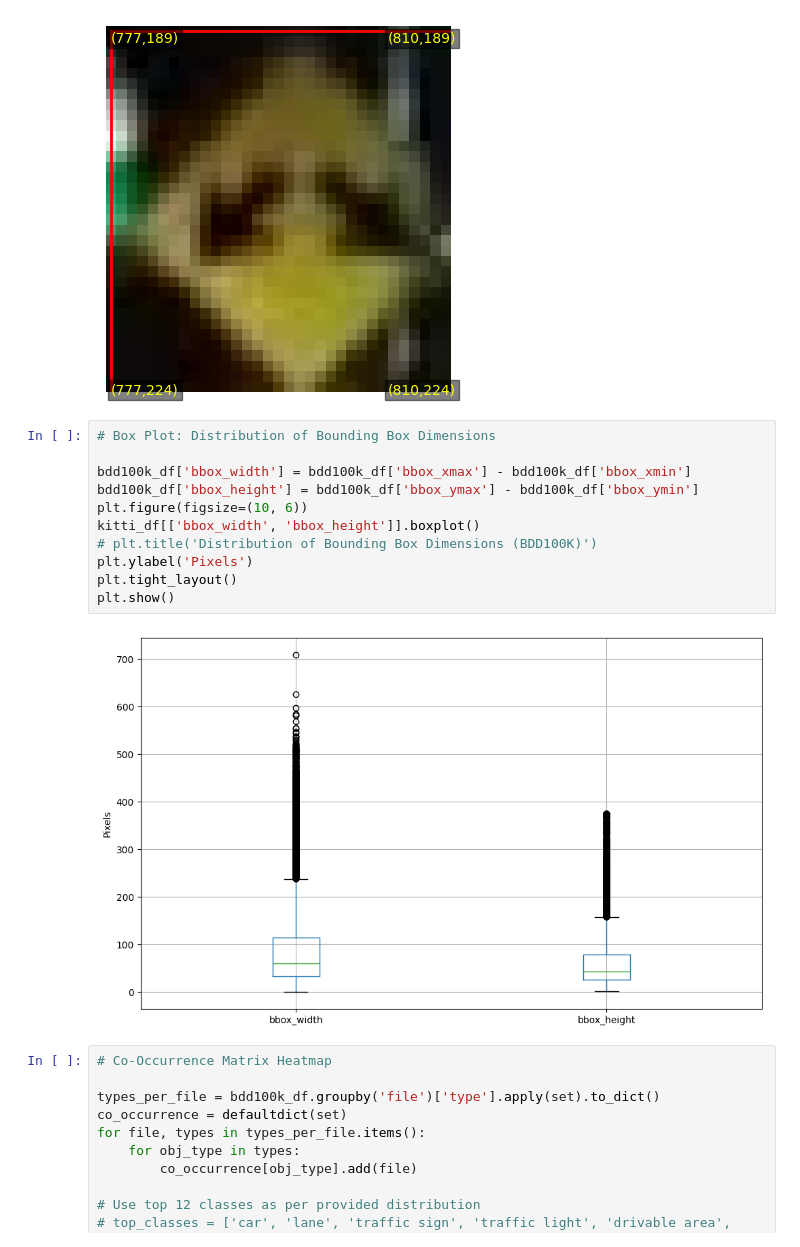
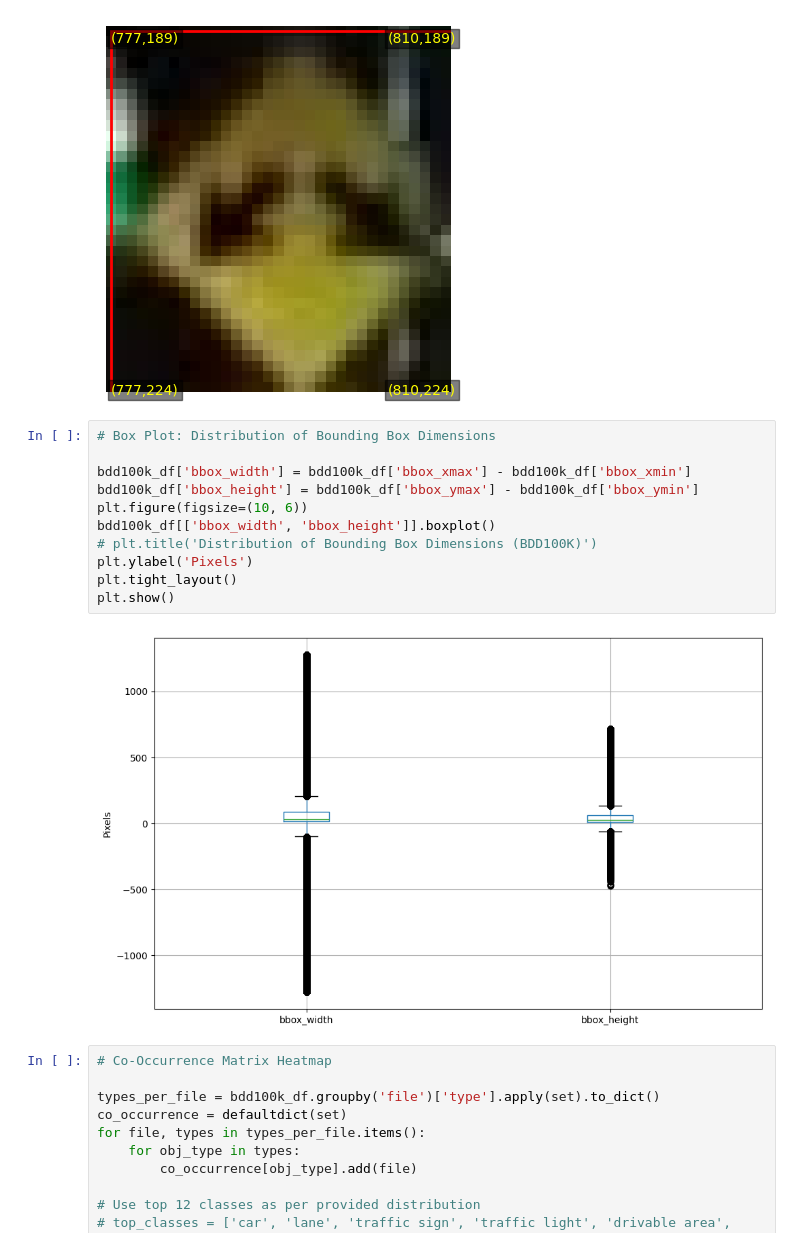
Before and after one commit to quocanhto85/Object-based-Visual-SLAM, a Jupyter notebook: SLAM.ipynb, the cells around one changed output. Saved outputs shown, nothing was run; the diff lists cells and outputs as text.

```diff
--- a/SLAM.ipynb
+++ b/SLAM.ipynb
@@ -640,16 +640,16 @@ plt.show()
 # %%
 # Box Plot: Distribution of Bounding Box Dimensions
 
 bdd100k_df['bbox_width'] = bdd100k_df['bbox_xmax'] - bdd100k_df['bbox_xmin']
 bdd100k_df['bbox_height'] = bdd100k_df['bbox_ymax'] - bdd100k_df['bbox_ymin']
 plt.figure(figsize=(10, 6))
-kitti_df[['bbox_width', 'bbox_height']].boxplot()
+bdd100k_df[['bbox_width', 'bbox_height']].boxplot()
 # plt.title('Distribution of Bounding Box Dimensions (BDD100K)')
 plt.ylabel('Pixels')
 plt.tight_layout()
 plt.show()
 # %% [output]
-[figure, old version]
+[figure, new version]
 # %%
 # Co-Occurrence Matrix Heatmap
 
```
Also changed, not shown: parts of 2 cells of this notebook.
